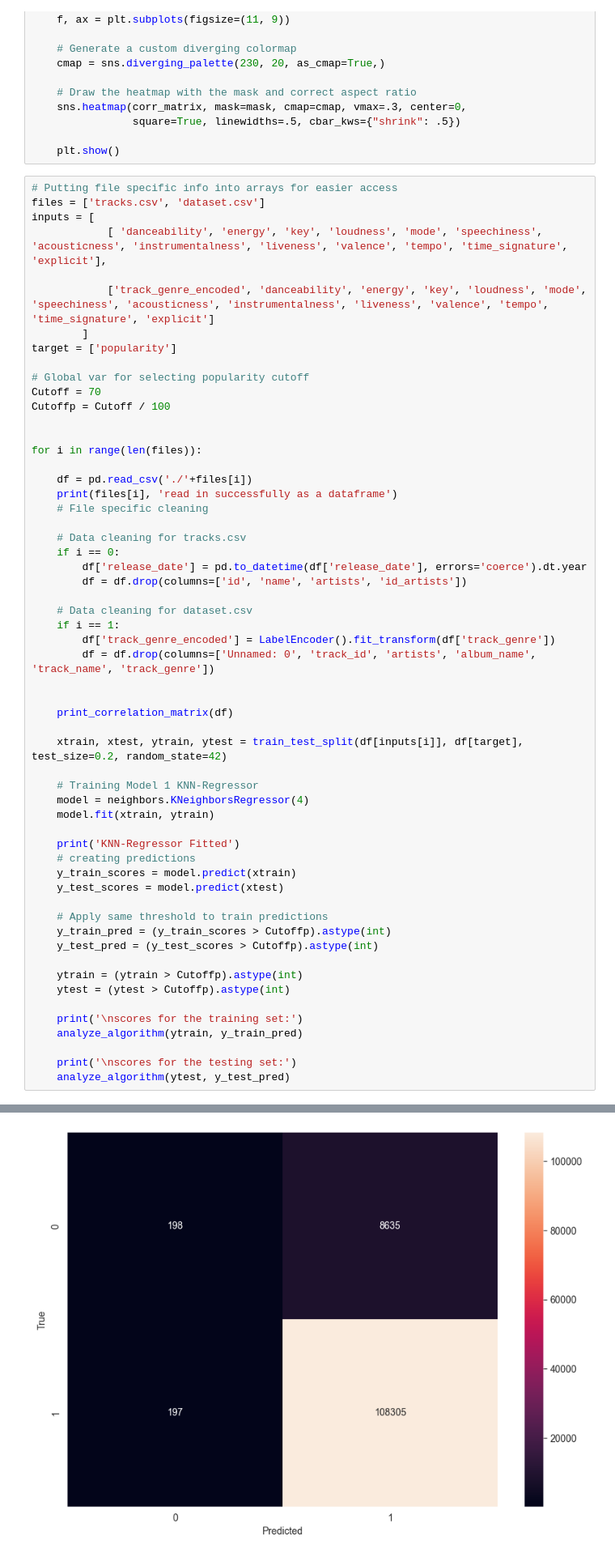
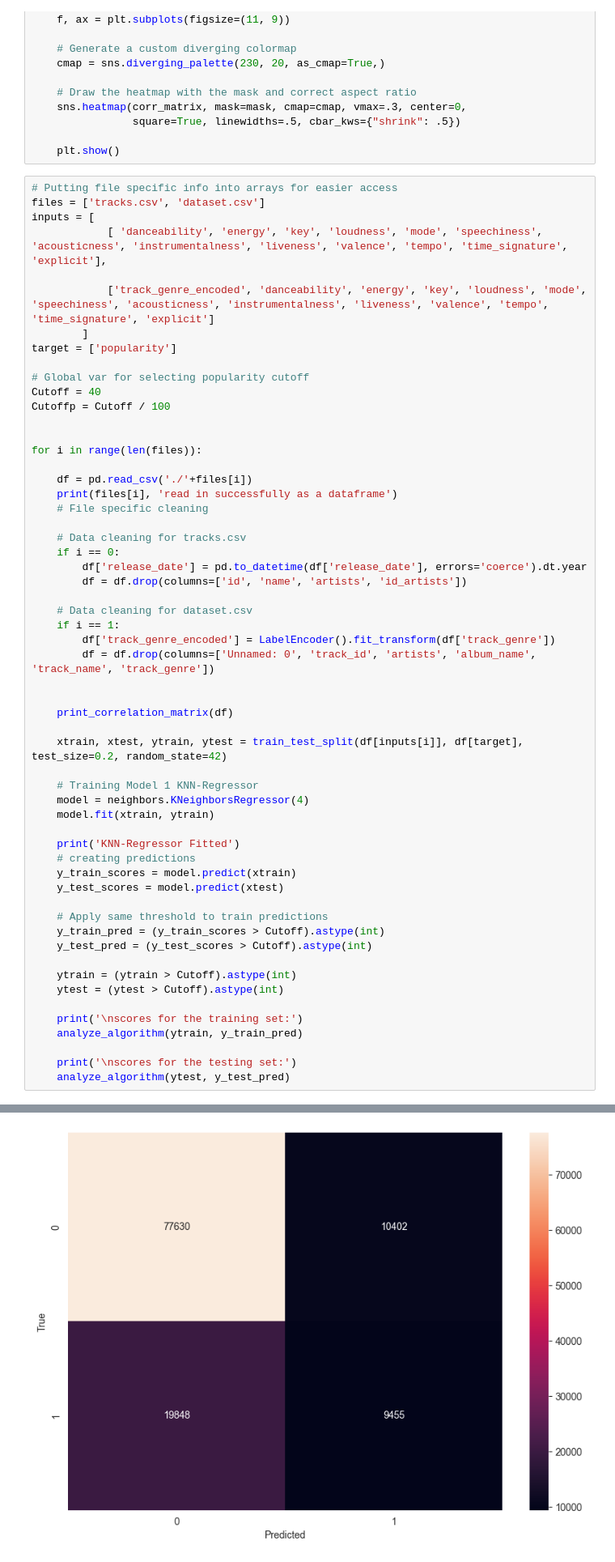
Before and after one commit to Coopsims/Random-Projects, a Jupyter notebook: Spotify Data Science/Song Popularity/Spotify-analysis-V2.0.ipynb, the cells around one changed output, grey strips where cells are left out. Shown at 81% size. Saved outputs shown, nothing was run; the diff lists cells and outputs as text.

```diff
--- a/Spotify Data Science/Song Popularity/Spotify-analysis-V2.0.ipynb
+++ b/Spotify Data Science/Song Popularity/Spotify-analysis-V2.0.ipynb
@@ -102,7 +102,7 @@ inputs = [
 target = ['popularity']
 
 # Global var for selecting popularity cutoff
-Cutoff = 70
+Cutoff = 40
 Cutoffp = Cutoff / 100
 
 
@@ -137,11 +137,11 @@ for i in range(len(files)):
     y_test_scores = model.predict(xtest)
 
     # Apply same threshold to train predictions
-    y_train_pred = (y_train_scores > Cutoffp).astype(int)
-    y_test_pred = (y_test_scores > Cutoffp).astype(int)
+    y_train_pred = (y_train_scores > Cutoff).astype(int)
+    y_test_pred = (y_test_scores > Cutoff).astype(int)
 
-    ytrain = (ytrain > Cutoffp).astype(int)
-    ytest = (ytest > Cutoffp).astype(int)
+    ytrain = (ytrain > Cutoff).astype(int)
+    ytest = (ytest > Cutoff).astype(int)
 
     print('\nscores for the training set:')
     analyze_algorithm(ytrain, y_train_pred)
@@ -169,4 +169,4 @@ AUPRC: 0.963011
-[figure, old version]
+[figure, new version]
 dataset.csv read in successfully as a dataframe
 [figure]
 KNN-Regressor Fitted
```
Also changed, not shown: parts of 1 cell of this notebook.
